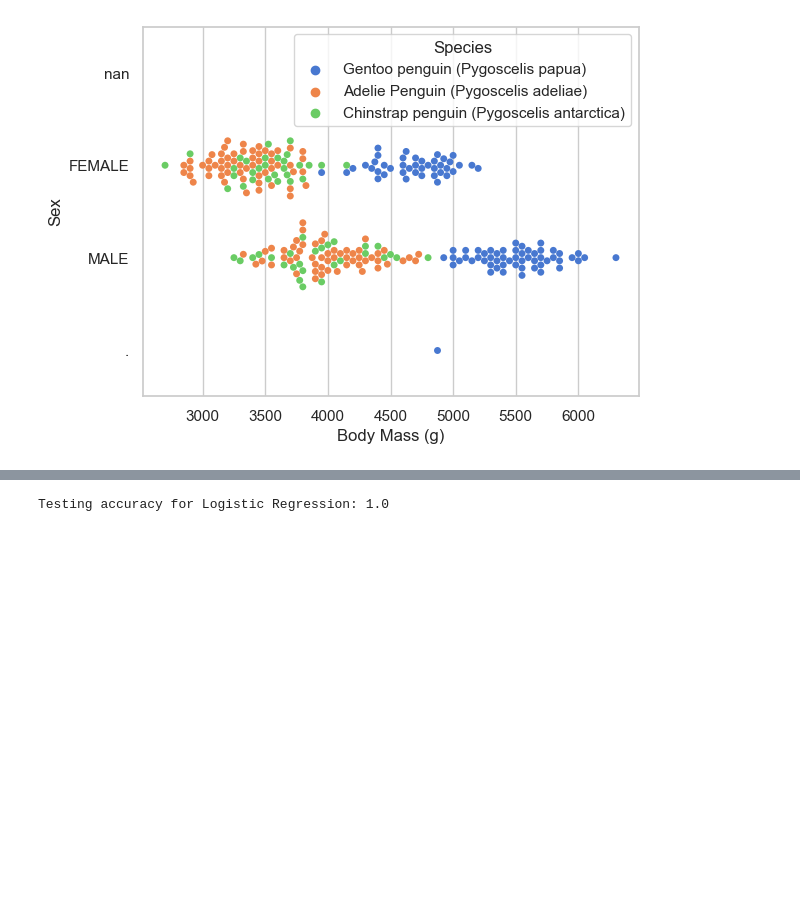
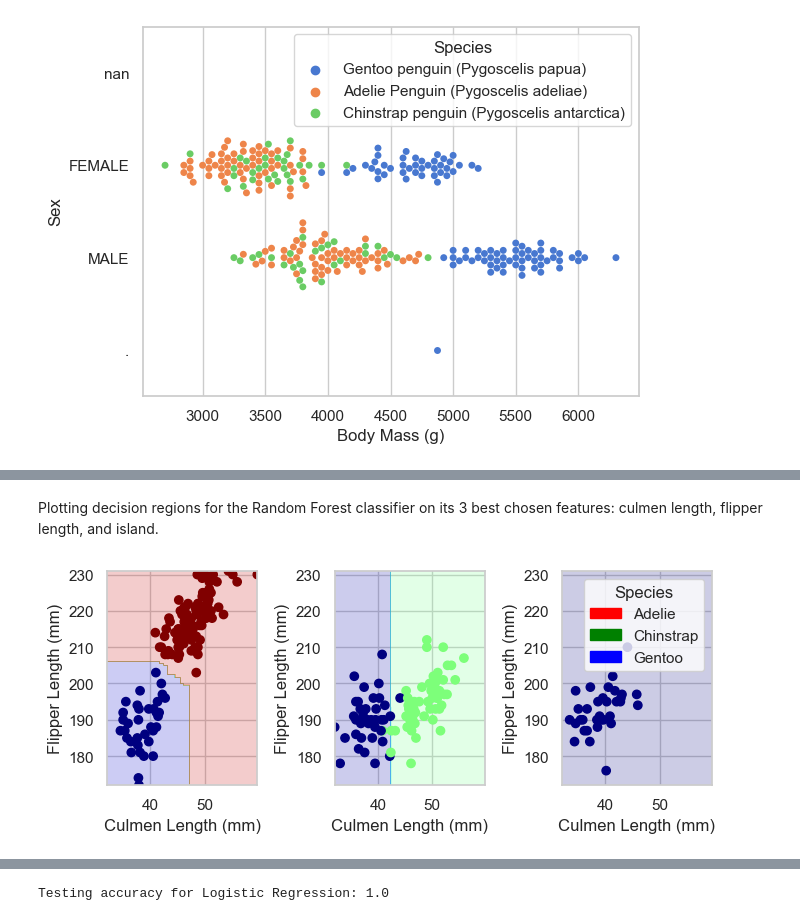
Before and after one commit to ndang01/ndang01.github.io, a Jupyter notebook: posts/blog3/index.ipynb, the cells around one changed output, grey strips where cells are left out. Saved outputs shown, nothing was run; the diff lists cells and outputs as text; code cells hidden in the pictures; blank space fills up the shorter version.

```diff
--- a/posts/blog3/index.ipynb
+++ b/posts/blog3/index.ipynb
@@ -190,0 +250,6 @@ plot_regions(best_LR, X_train[best_cols_LR], y_train)
+# %% [markdown]
+Plotting decision regions for the Random Forest classifier on its 3 best chosen features: culmen length, flipper length, and island.
+# %%
+plot_regions(best_RF, X_train[best_cols_RF], y_train)
+# %% [output]
+[figure, added]
```
Also changed, not shown: parts of 20 cells of this notebook, 7 other files.
